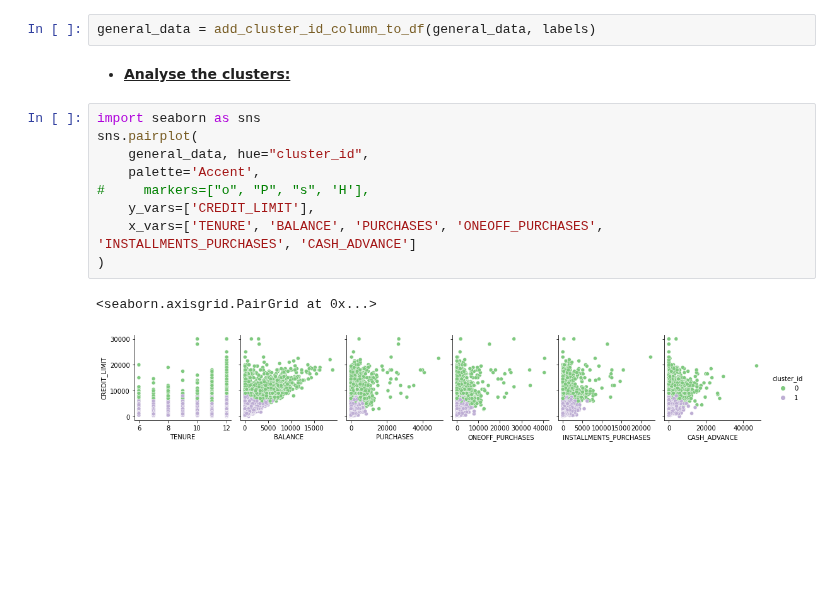
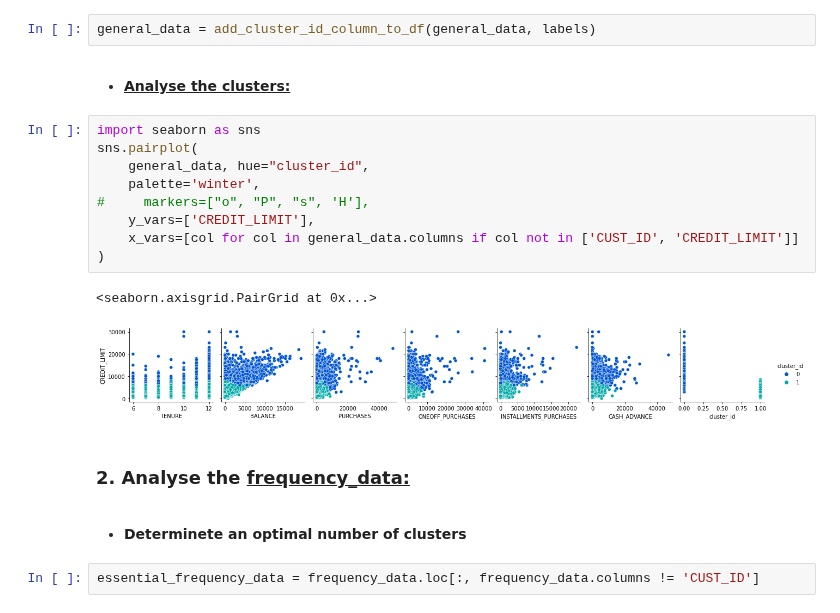
Before and after one commit to eugene-petrash/knn_classification_regression_and_k_means_clustering, a Jupyter notebook: model.ipynb, the cells around one changed output. Cells and saved outputs as stored; diff of their text form; blank space fills up the shorter version.

```diff
--- a/model.ipynb
+++ b/model.ipynb
@@ -495,16 +560,25 @@ array([1, 0, 0, ..., 1, 1, 1])
 # %%
 general_data = add_cluster_id_column_to_df(general_data, labels)
 # %% [markdown]
+<a id="Analyse_the_clusters_Analyse_the_general_data_K_Means_Clustering"></a>
 * **<ins>Analyse the clusters:<ins>**
 # %%
 import seaborn as sns
 sns.pairplot(
     general_data, hue="cluster_id",
-    palette='Accent',
+    palette='winter',
 #     markers=["o", "P", "s", 'H'],
     y_vars=['CREDIT_LIMIT'],
-    x_vars=['TENURE', 'BALANCE', 'PURCHASES', 'ONEOFF_PURCHASES', 'INSTALLMENTS_PURCHASES', 'CASH_ADVANCE']
+    x_vars=[col for col in general_data.columns if col not in ['CUST_ID', 'CREDIT_LIMIT']]
 )
 # %% [output]
 <seaborn.axisgrid.PairGrid at 0x...>
-[figure, old version]
+[figure, new version]
+# %% [markdown]
+<a id="Analyse_the_frequency_data_K_Means_Clustering"></a>
+### 2. **Analyse the <ins>frequency_data:</ins>**
+# %% [markdown]
+<a id="Determinete_an_optimal_number_of_clusters_Analyse_the_frequency_data_K_Means_Clustering"></a>
+* **Determinete an optimal number of clusters**
+# %%
+essential_frequency_data = frequency_data.loc[:, frequency_data.columns != 'CUST_ID']
```
Also changed, not shown: parts of 62 cells of this notebook.
